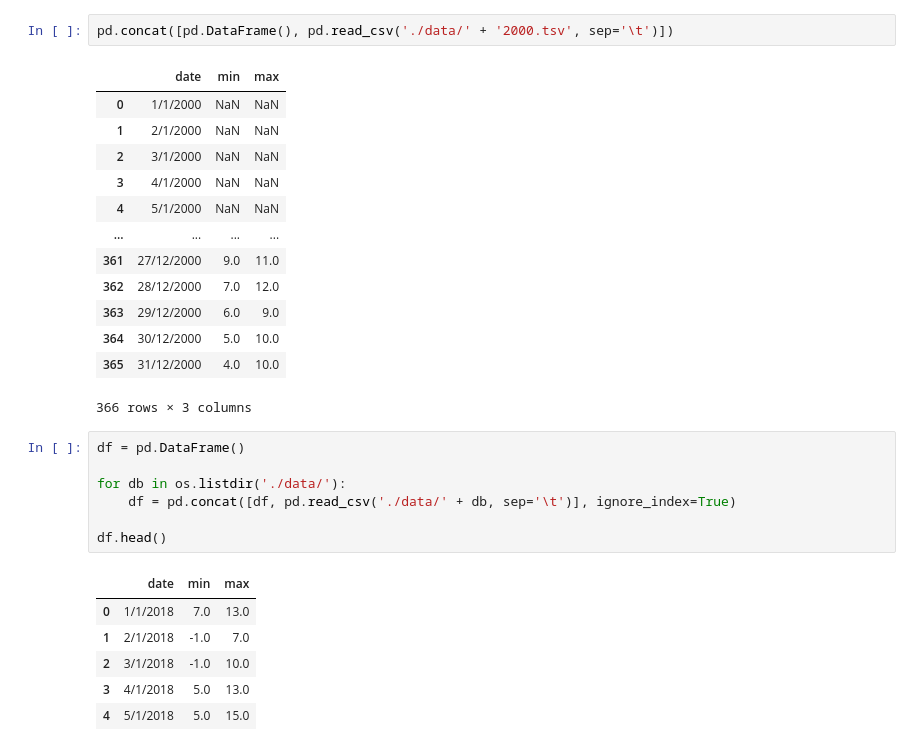
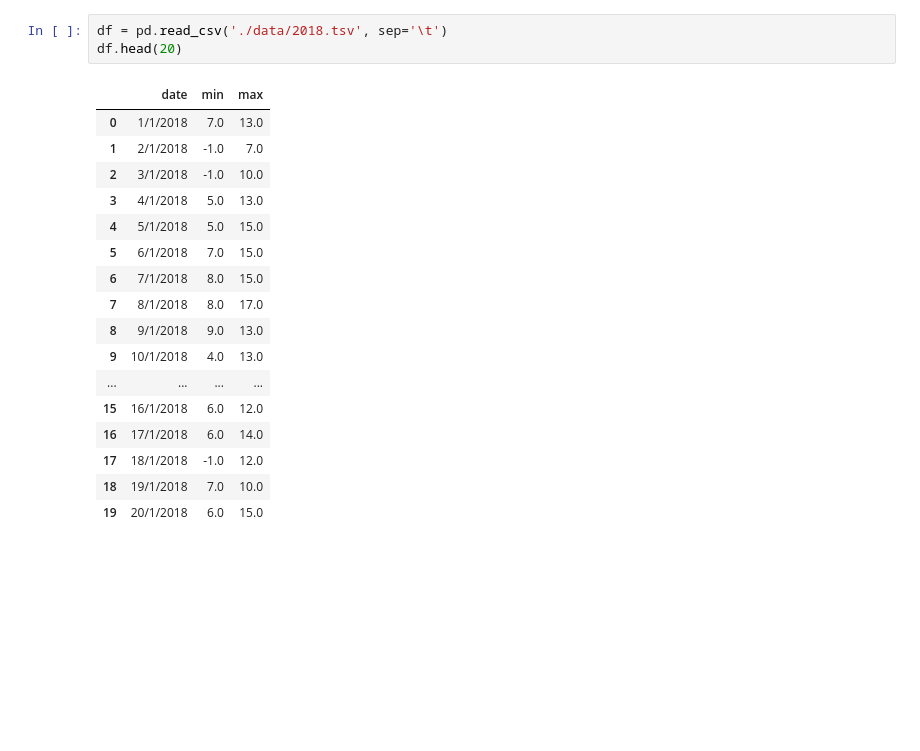
Before and after one commit to lorenzo-arcioni/climate-change-analysis, a Jupyter notebook: analysis_notebook.ipynb, the cells around one changed output. Cells and saved outputs as stored; diff of their text form; blank space fills up the shorter version.

```diff
--- a/analysis_notebook.ipynb
+++ b/analysis_notebook.ipynb
@@ -6,30 +22,21 @@ import os
 # %%
-pd.concat([pd.DataFrame(), pd.read_csv('./data/' + '2000.tsv', sep='\t')])
+df = pd.read_csv('./data/2018.tsv', sep='\t')
+df.head(20)
 # %% [output]
 |  | date | min | max |
-| 0 | 1/1/2000 | NaN | NaN |
-| 1 | 2/1/2000 | NaN | NaN |
-| 2 | 3/1/2000 | NaN | NaN |
-| 3 | 4/1/2000 | NaN | NaN |
-| 4 | 5/1/2000 | NaN | NaN |
+| 0 | 1/1/2018 | 7.0 | 13.0 |
+| 1 | 2/1/2018 | -1.0 | 7.0 |
+| 2 | 3/1/2018 | -1.0 | 10.0 |
+| 3 | 4/1/2018 | 5.0 | 13.0 |
+| 4 | 5/1/2018 | 5.0 | 15.0 |
+| 5 | 6/1/2018 | 7.0 | 15.0 |
+| 6 | 7/1/2018 | 8.0 | 15.0 |
+| 7 | 8/1/2018 | 8.0 | 17.0 |
+| 8 | 9/1/2018 | 9.0 | 13.0 |
+| 9 | 10/1/2018 | 4.0 | 13.0 |
 | ... | ... | ... | ... |
-| 361 | 27/12/2000 | 9.0 | 11.0 |
-| 362 | 28/12/2000 | 7.0 | 12.0 |
-| 363 | 29/12/2000 | 6.0 | 9.0 |
-| 364 | 30/12/2000 | 5.0 | 10.0 |
-| 365 | 31/12/2000 | 4.0 | 10.0 |
+| 15 | 16/1/2018 | 6.0 | 12.0 |
+| 16 | 17/1/2018 | 6.0 | 14.0 |
+| 17 | 18/1/2018 | -1.0 | 12.0 |
+| 18 | 19/1/2018 | 7.0 | 10.0 |
+| 19 | 20/1/2018 | 6.0 | 15.0 |
-366 rows × 3 columns
-# %%
-df = pd.DataFrame()
-
-for db in os.listdir('./data/'):
-    df = pd.concat([df, pd.read_csv('./data/' + db, sep='\t')], ignore_index=True)
-
-df.head()
-# %% [output]
-|  | date | min | max |
-| 0 | 1/1/2018 | 7.0 | 13.0 |
-| 1 | 2/1/2018 | -1.0 | 7.0 |
-| 2 | 3/1/2018 | -1.0 | 10.0 |
-| 3 | 4/1/2018 | 5.0 | 13.0 |
-| 4 | 5/1/2018 | 5.0 | 15.0 |
```
Also changed, not shown: parts of 5 cells of this notebook.
